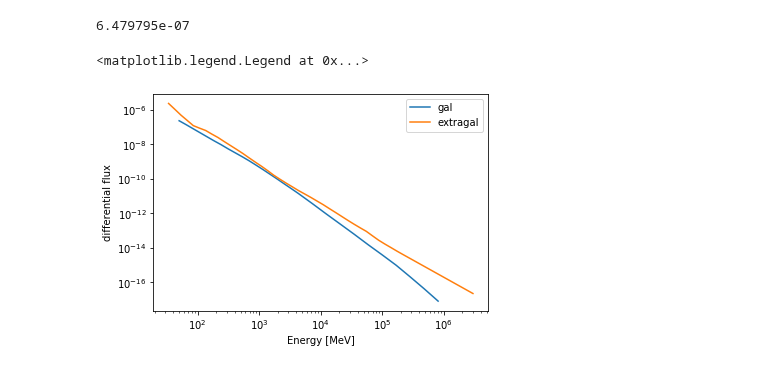
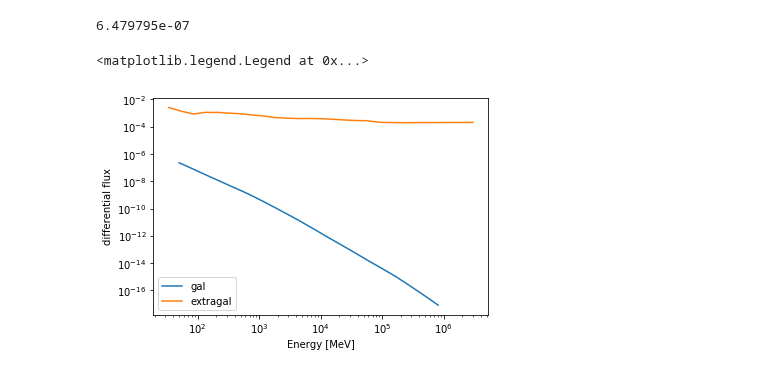
Before and after one commit to runburg/dm_gal_substructure, a Jupyter notebook: backgrounds.ipynb, the cells around one changed output. Drawn from its saved outputs; the diff is of its cells as text; code cells hidden in the pictures.

```diff
--- a/backgrounds.ipynb
+++ b/backgrounds.ipynb
@@ -150,12 +150,12 @@ for bg in gal_bg[0].data:
     meanbg.append(bg.mean())
 # %%
 plt.plot(gal_bg[1].data.astype(np.float64), minbg, label='gal')
-plt.plot(iso_bg[:, 0], iso_bg[:, 1], label='extragal')
+plt.plot(iso_bg[:, 0], iso_bg[:, 1] * iso_bg[:, 0]**2 , label='extragal')
 plt.yscale('log')
 plt.xscale('log')
 plt.xlabel('Energy [MeV]')
 plt.ylabel('differential flux')
 plt.legend()
 # %% [output]
 <matplotlib.legend.Legend at 0x...>
-[figure, old version]
+[figure, new version]
```
Also changed, not shown: 14 other files.
